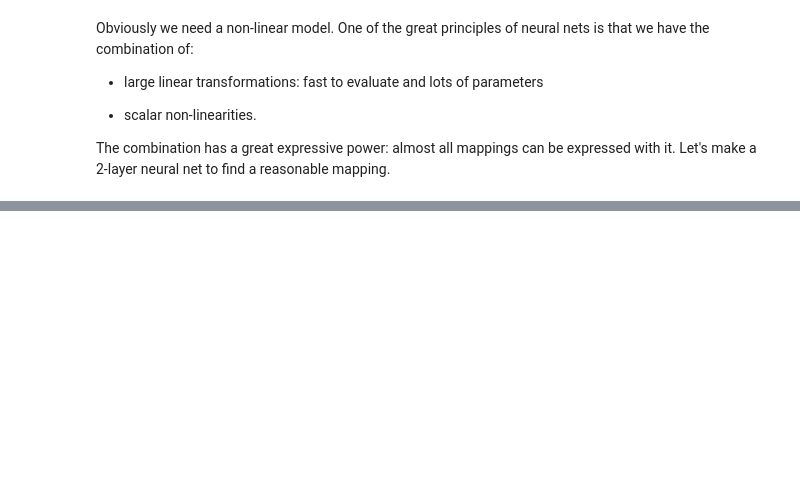
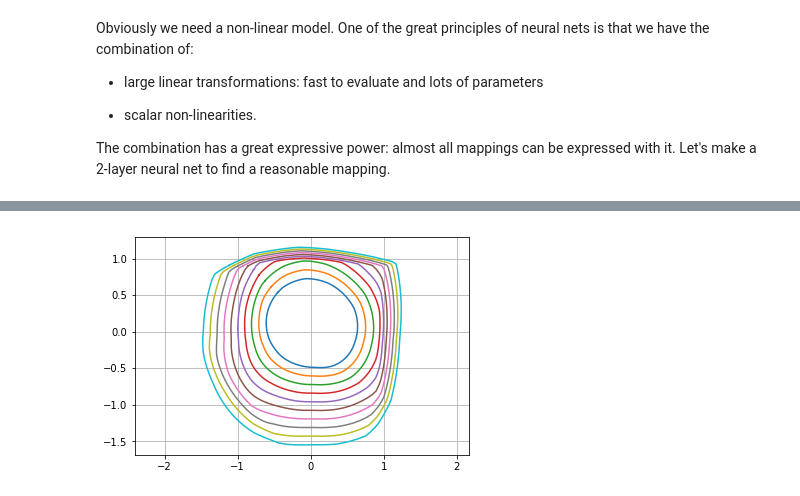
Before and after one commit to mdouze/tp_n7, a Jupyter notebook: 04-regression.ipynb, the cells around one changed output, grey strips where cells are left out. Saved outputs shown, nothing was run; the diff lists cells and outputs as text; code cells hidden in the pictures; blank space fills up the shorter version.

```diff
--- a/04-regression.ipynb
+++ b/04-regression.ipynb
@@ -288,0 +365,12 @@ The combination has a great expressive power: almost all mappings can be express
+# %%
+angles = np.arange(100) * 2 * np.pi / 99
+for r in np.arange(0.5, 1.5, 0.1):
+    xc = np.vstack((np.sin(angles), np.cos(angles))).astype('float32').T * r
+    with torch.no_grad():
+        trans = nlt(torch.from_numpy(xc)).numpy()
+    pyplot.plot(trans[:, 0], trans[:, 1])
+
+pyplot.axis('equal')
+pyplot.grid()
+# %% [output]
+[figure, added]
```
Also changed, not shown: parts of 10 cells of this notebook.
